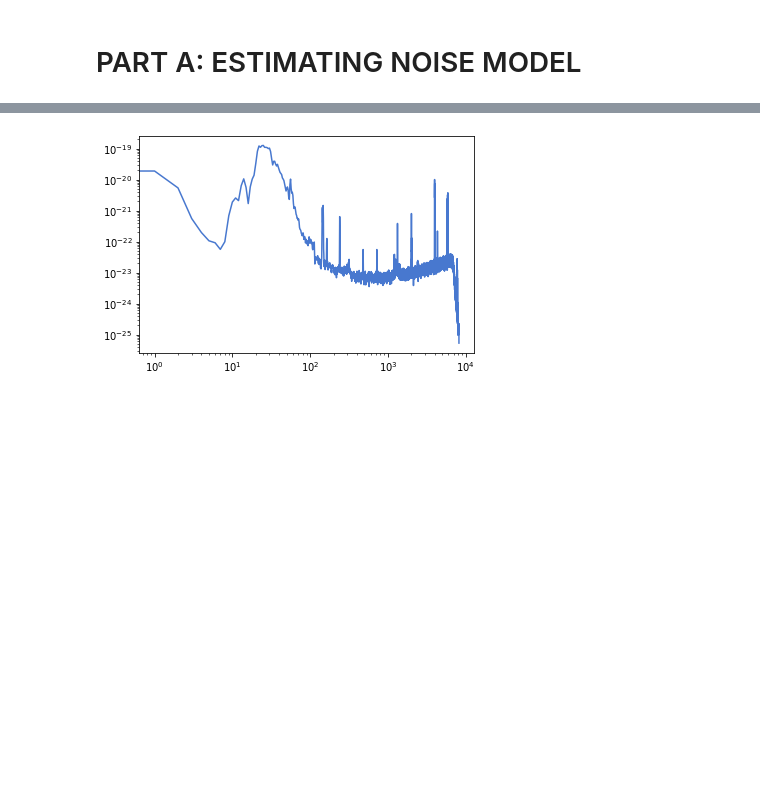
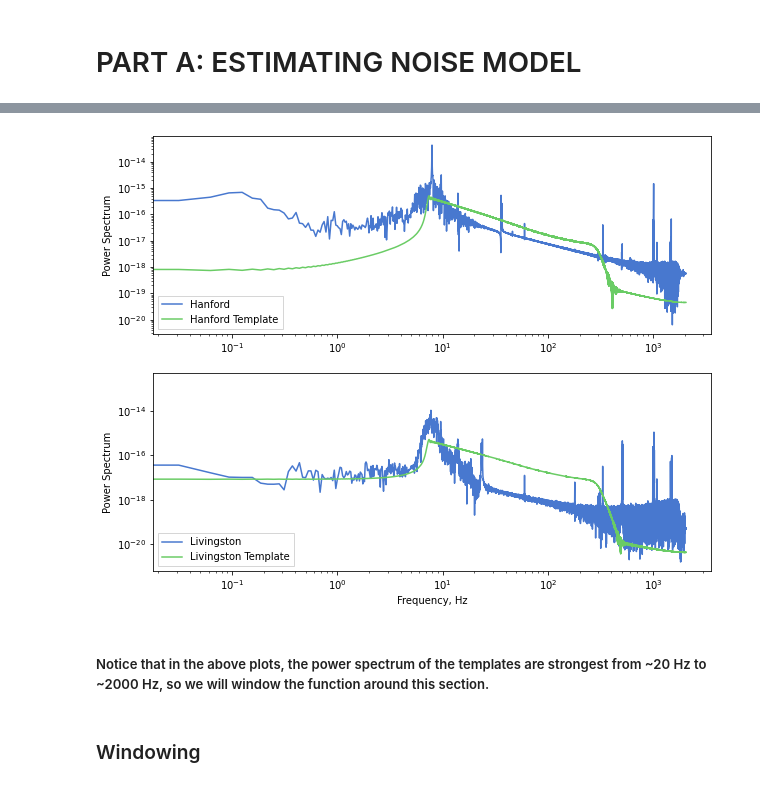
Before and after one commit to lazdam/Computational-Physics, a Jupyter notebook: problem_sets/ps6/ps6_clean.ipynb, the cells around one changed output, grey strips where cells are left out. Saved outputs shown, nothing was run; the diff lists cells and outputs as text; code cells hidden in the pictures; blank space fills up the shorter version.

```diff
--- a/problem_sets/ps6/ps6_clean.ipynb
+++ b/problem_sets/ps6/ps6_clean.ipynb
@@ -217,5 +98,44 @@ winstrain_asd, freqs, interp = get_asd(wind_strain, interp = True)
-# %%
-plt.loglog(winstrain_asd)
-plt.show()
-# %% [output]
-[figure, removed]
+# %%
+# Plot power spectrum of strain with template on top to get an idea of where to window our data.
+# Hanford
+ps_H = np.fft.rfft(strain_H)
+ps_th = np.fft.rfft(th)
+
+# Livingston
+ps_L = np.fft.rfft(strain_L)
+ps_tl = np.fft.rfft(tl)
+
+N_spec = len(ps_H)
+
+# Get frequencies
+freqs = np.linspace(0,2048,N_spec)
+
+# Plot
+fig, axs = plt.subplots(2,figsize=(10,8))
+
+
+axs[0].loglog(freqs, np.abs(ps_H), label = 'Hanford')
+axs[0].loglog(freqs, np.abs(ps_th), label = 'Hanford Template')
+leg0 = axs[0].legend(loc="lower left",
+                 ncol=1, shadow=False, fancybox=False)
+#axs[0].set_xlim(20,2000)
+
+axs[1].loglog(freqs, np.abs(ps_L), label = 'Livingston')
+axs[1].loglog(freqs, np.abs(ps_tl), label = 'Livingston Template')
+leg1 = axs[1].legend(loc="lower left",
+                 ncol=1, shadow=False, fancybox=False)
+#axs[1].set_xlim(20,2000)
+
+
+for ax in axs.flat:
+    ax.set(ylabel='Power Spectrum')
+
+plt.xlabel('Frequency, Hz')
+
+plt.show()
+# %% [output]
+[figure, added]
+# %% [markdown]
+##### Notice that in the above plots, the power spectrum of the templates are strongest from ~20 Hz to ~2000 Hz, so we will window the function around this section.
+# %% [markdown]
+### Windowing
```
Also changed, not shown: parts of 17 cells of this notebook.
